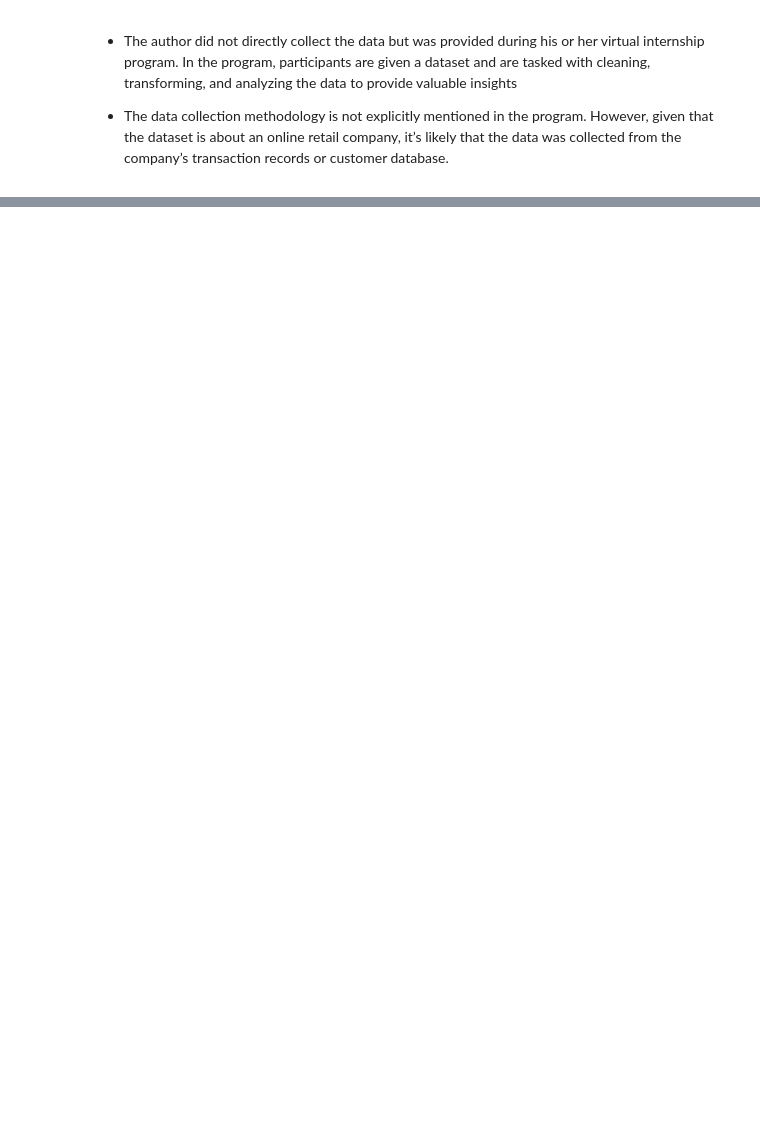
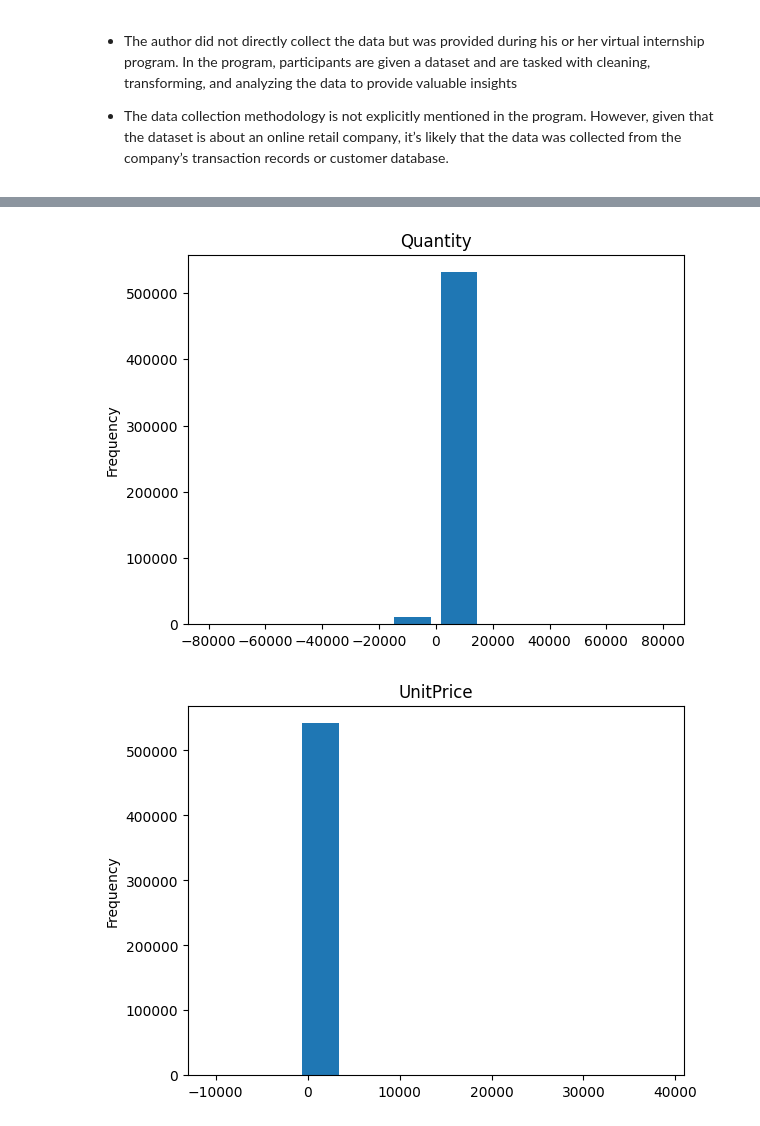
Before and after one commit to Ha0203/FinalProject_LTKHDL, a Jupyter notebook: main_branch.ipynb, the cells around one changed output, grey strips where cells are left out. Cells and saved outputs as stored; diff of their text form; code cells hidden in the pictures; blank space fills up the shorter version.

```diff
--- a/main_branch.ipynb
+++ b/main_branch.ipynb
@@ -42,0 +50,5 @@
+# %%
+df = pd.read_csv('Online Retail.csv')
+
+# Print 5 samples
+df.sample(5)
@@ -42,0 +103,23 @@
+# %%
+# Convert InvoiceNo to string
+df['InvoiceNo'] = df['InvoiceNo'].astype(str)
+
+# Convert InvoiceDate and InvoiceTime to datetime
+df['InvoiceDate'] = pd.to_datetime(df['InvoiceDate'], format='%d-%m-%Y')
+df['InvoiceTime'] = pd.to_datetime(df['InvoiceTime']).dt.time
+
+# Convert StockCode to string
+df['StockCode'] = df['StockCode'].astype(str)
+
+# Convert Description to string
+df['Description'] = df['Description'].astype(str)
+
+# Quantity is already an integer, so no conversion is needed
+
+# UnitPrice, Totalsale, and CustomerID are already in appropriate formats
+
+# Convert Country to string
+df['Country'] = df['Country'].astype(str)
+
+# Check the data types after conversion
+print(df.dtypes)
@@ -42,0 +138,20 @@
+# %%
+# For each numerical column, plot a histogram to see how values are distributed
+numerical_columns = df.select_dtypes(include=['int64', 'float64']).columns
+for col in numerical_columns:
+    plt.figure()
+    df[col].plot(kind='hist', rwidth=0.8)
+    plt.title(col)
+plt.show()
+
+# Calculate the percentage of missing values
+missing_values = df.isnull().sum() / len(df) * 100
+print(f'Percentage of missing values:\n{missing_values}')
+
+# Calculate min and max values
+min_values = df.min()
+max_values = df.max()
+print(f'Min values:\n{min_values}\nMax values:\n{max_values}')
+# %% [output]
+[figure, added]
+[figure, added]
```
Also changed, not shown: parts of 17 cells of this notebook, 1 other file.
